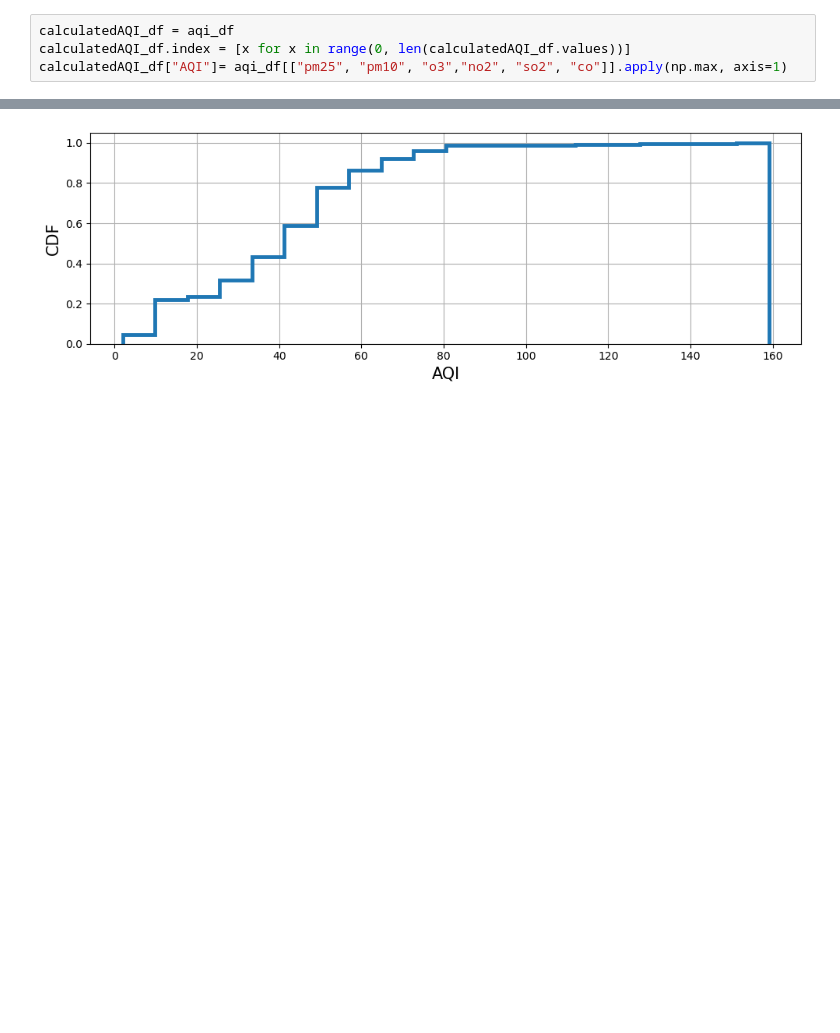
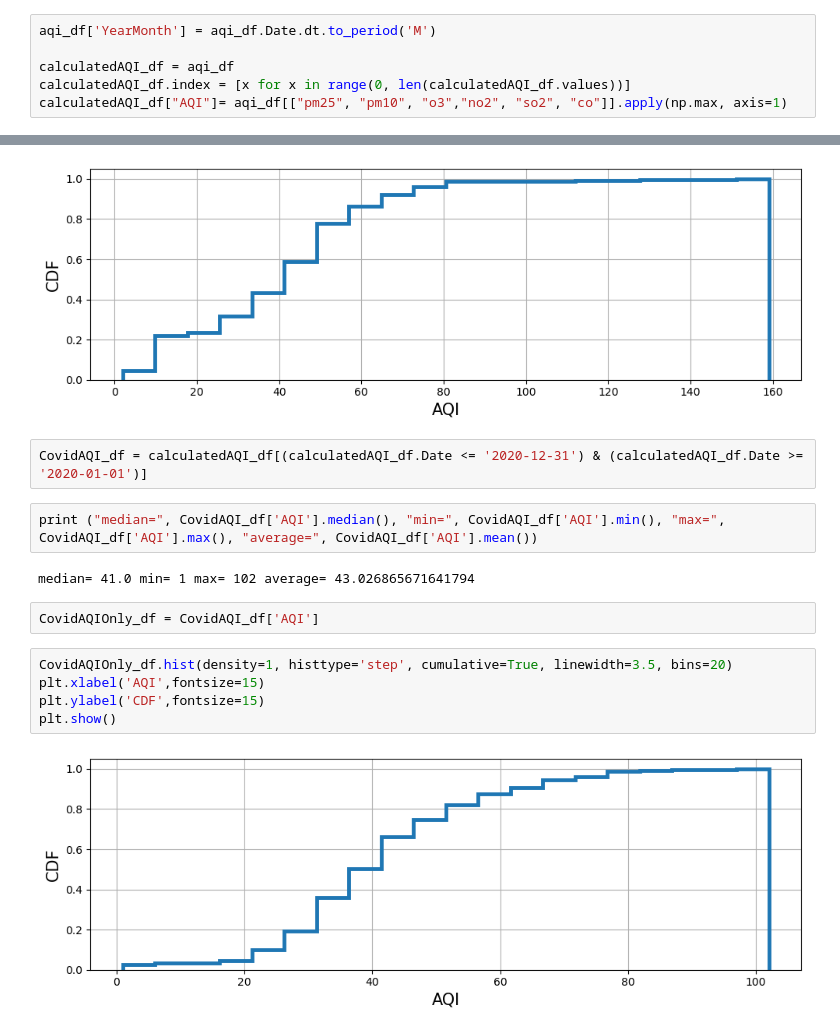
Before and after one commit to rob5194/Module9-Discussion, a Jupyter notebook: CovidStory.ipynb, the cells around one changed output, grey strips where cells are left out. Drawn from its saved outputs; the diff is of its cells as text; blank space fills up the shorter version.

```diff
--- a/CovidStory.ipynb
+++ b/CovidStory.ipynb
@@ -358,6 +367,8 @@ $$
 AQI = max( AQIPM2.5, AQIPM10, AQIO3, ...)
 $$
 # %%
+aqi_df['YearMonth'] = aqi_df.Date.dt.to_period('M')
+
 calculatedAQI_df = aqi_df
 calculatedAQI_df.index = [x for x in range(0, len(calculatedAQI_df.values))]
 calculatedAQI_df["AQI"]= aqi_df[["pm25", "pm10", "o3","no2", "so2", "co"]].apply(np.max, axis=1)
@@ -380,3 +391,18 @@ plt.ylabel('CDF',fontsize=15)
 plt.show()
 # %% [output]
 [figure]
+# %%
+CovidAQI_df = calculatedAQI_df[(calculatedAQI_df.Date <= '2020-12-31') & (calculatedAQI_df.Date >= '2020-01-01')]
+# %%
+print ("median=", CovidAQI_df['AQI'].median(), "min=", CovidAQI_df['AQI'].min(), "max=", CovidAQI_df['AQI'].max(), "average=", CovidAQI_df['AQI'].mean())
+# %% [output]
+median= 41.0 min= 1 max= 102 average= 43.026865671641794
+# %%
+CovidAQIOnly_df = CovidAQI_df['AQI']
+# %%
+CovidAQIOnly_df.hist(density=1, histtype='step', cumulative=True, linewidth=3.5, bins=20)
+plt.xlabel('AQI',fontsize=15)
+plt.ylabel('CDF',fontsize=15)
+plt.show()
+# %% [output]
+[figure, added]
```
Also changed, not shown: parts of 20 cells of this notebook, 4 other files.
